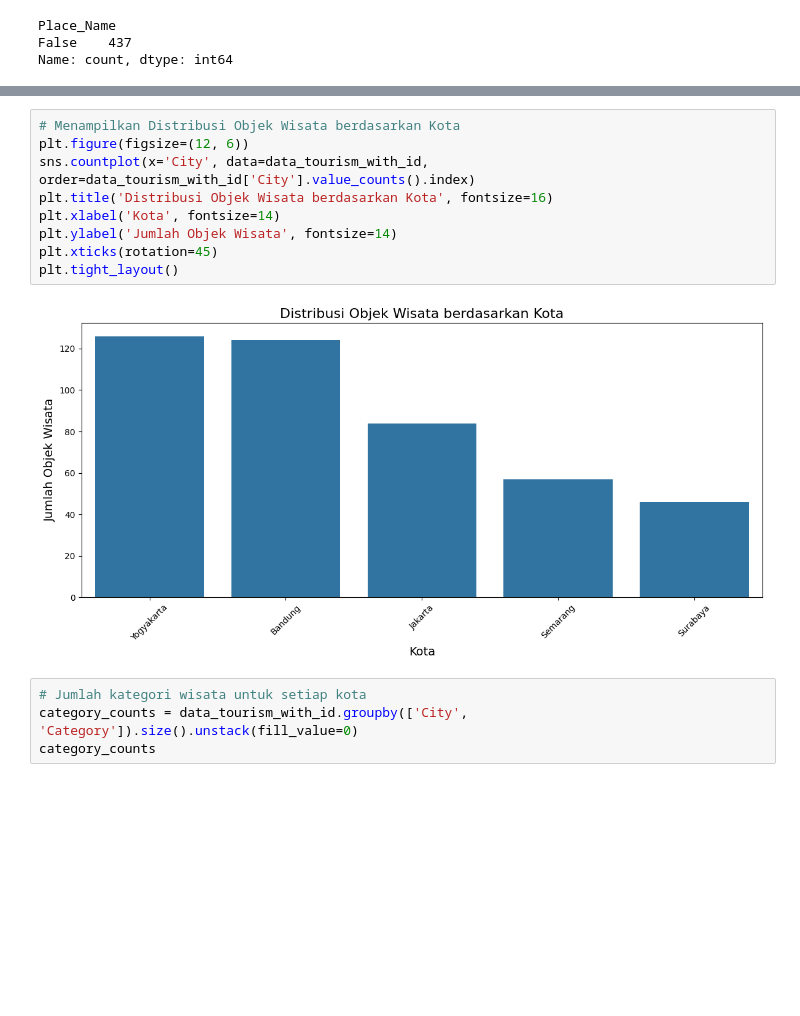
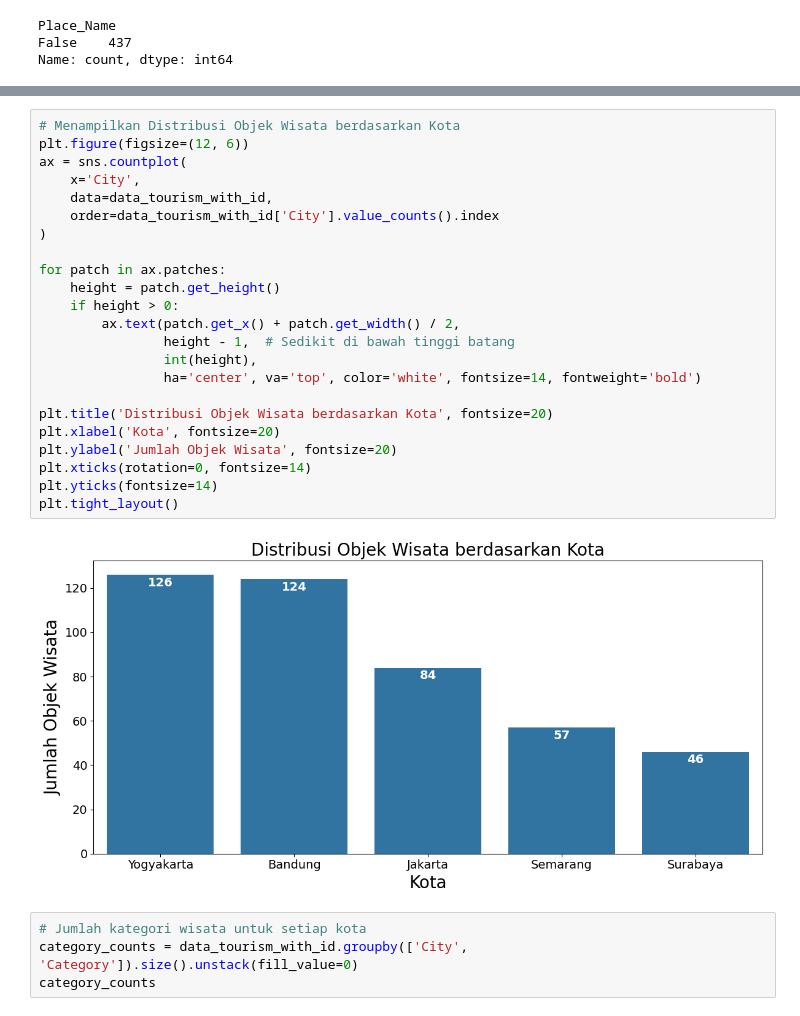
Before and after one commit to ivana27lita/recsys-objek-wisata, a Jupyter notebook: src/preprocessing.ipynb, the cells around one changed output, grey strips where cells are left out. Saved outputs shown, nothing was run; the diff lists cells and outputs as text; blank space fills up the shorter version.

```diff
--- a/src/preprocessing.ipynb
+++ b/src/preprocessing.ipynb
@@ -93,14 +114,28 @@ plt.tight_layout()
 # %%
 # Menampilkan Distribusi Objek Wisata berdasarkan Kota
 plt.figure(figsize=(12, 6))
-sns.countplot(x='City', data=data_tourism_with_id, order=data_tourism_with_id['City'].value_counts().index)
-plt.title('Distribusi Objek Wisata berdasarkan Kota', fontsize=16)
-plt.xlabel('Kota', fontsize=14)
-plt.ylabel('Jumlah Objek Wisata', fontsize=14)
-plt.xticks(rotation=45)
+ax = sns.countplot(
+    x='City',
+    data=data_tourism_with_id,
+    order=data_tourism_with_id['City'].value_counts().index
+)
+
+for patch in ax.patches:
+    height = patch.get_height()
+    if height > 0:
+        ax.text(patch.get_x() + patch.get_width() / 2,
+                height - 1,  # Sedikit di bawah tinggi batang
+                int(height),
+                ha='center', va='top', color='white', fontsize=14, fontweight='bold')
+
+plt.title('Distribusi Objek Wisata berdasarkan Kota', fontsize=20)
+plt.xlabel('Kota', fontsize=20)
+plt.ylabel('Jumlah Objek Wisata', fontsize=20)
+plt.xticks(rotation=0, fontsize=14)
+plt.yticks(fontsize=14)
 plt.tight_layout()
 # %% [output]
-[figure, old version]
+[figure, new version]
 # %%
 # Jumlah kategori wisata untuk setiap kota
 category_counts = data_tourism_with_id.groupby(['City', 'Category']).size().unstack(fill_value=0)
```
Also changed, not shown: parts of 22 cells of this notebook, 2 other files.
